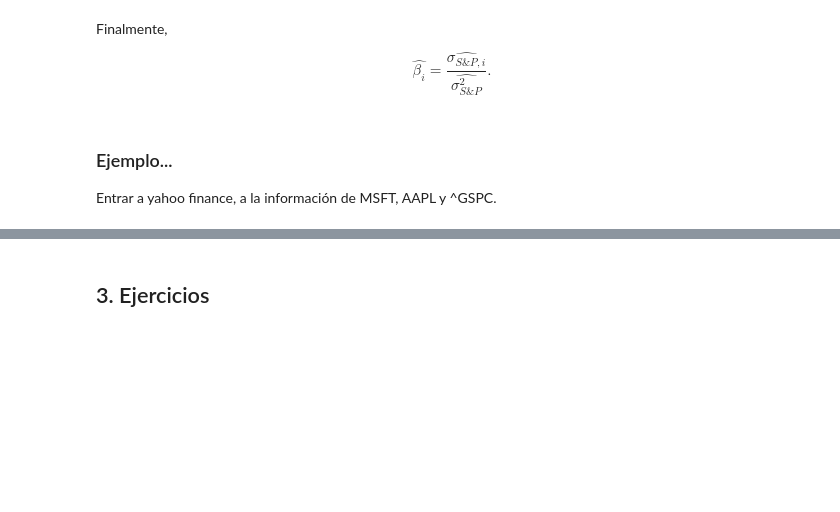
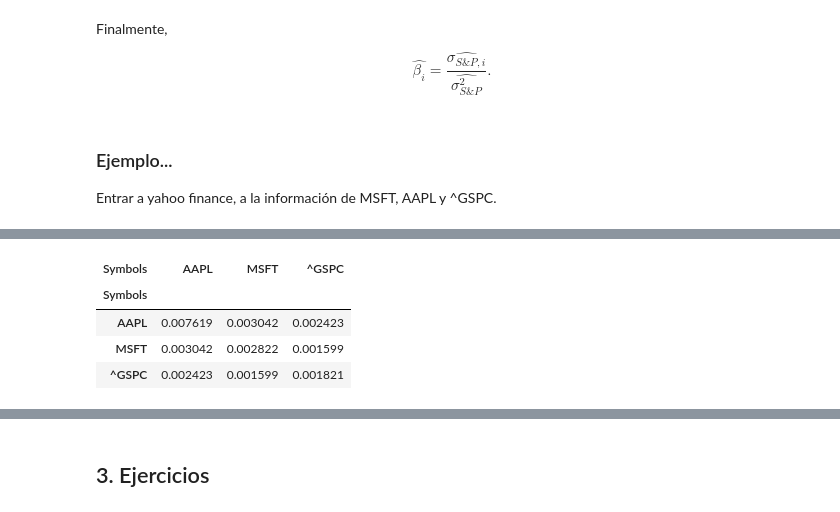
Before and after one commit to duarteandres/porinvo2020, a Jupyter notebook: Modulo4/Clase16_CAPMII.ipynb, the cells around one changed output, grey strips where cells are left out. Saved outputs shown, nothing was run; the diff lists cells and outputs as text; code cells hidden in the pictures; blank space fills up the shorter version.

```diff
--- a/Modulo4/Clase16_CAPMII.ipynb
+++ b/Modulo4/Clase16_CAPMII.ipynb
@@ -104,2 +141,10 @@ def get_adj_closes(tickers, start_date=None, end_date=None, freq='m'):
 # %%
 # Obtener matriz de covarianza
+cov = ret.cov()
+cov
+# %% [output]
+| Symbols | AAPL | MSFT | ^GSPC |
+| Symbols |  |  |  |
+| AAPL | 0.007619 | 0.003042 | 0.002423 |
+| MSFT | 0.003042 | 0.002822 | 0.001599 |
+| ^GSPC | 0.002423 | 0.001599 | 0.001821 |
```
Also changed, not shown: parts of 20 cells of this notebook, 5 other files.
